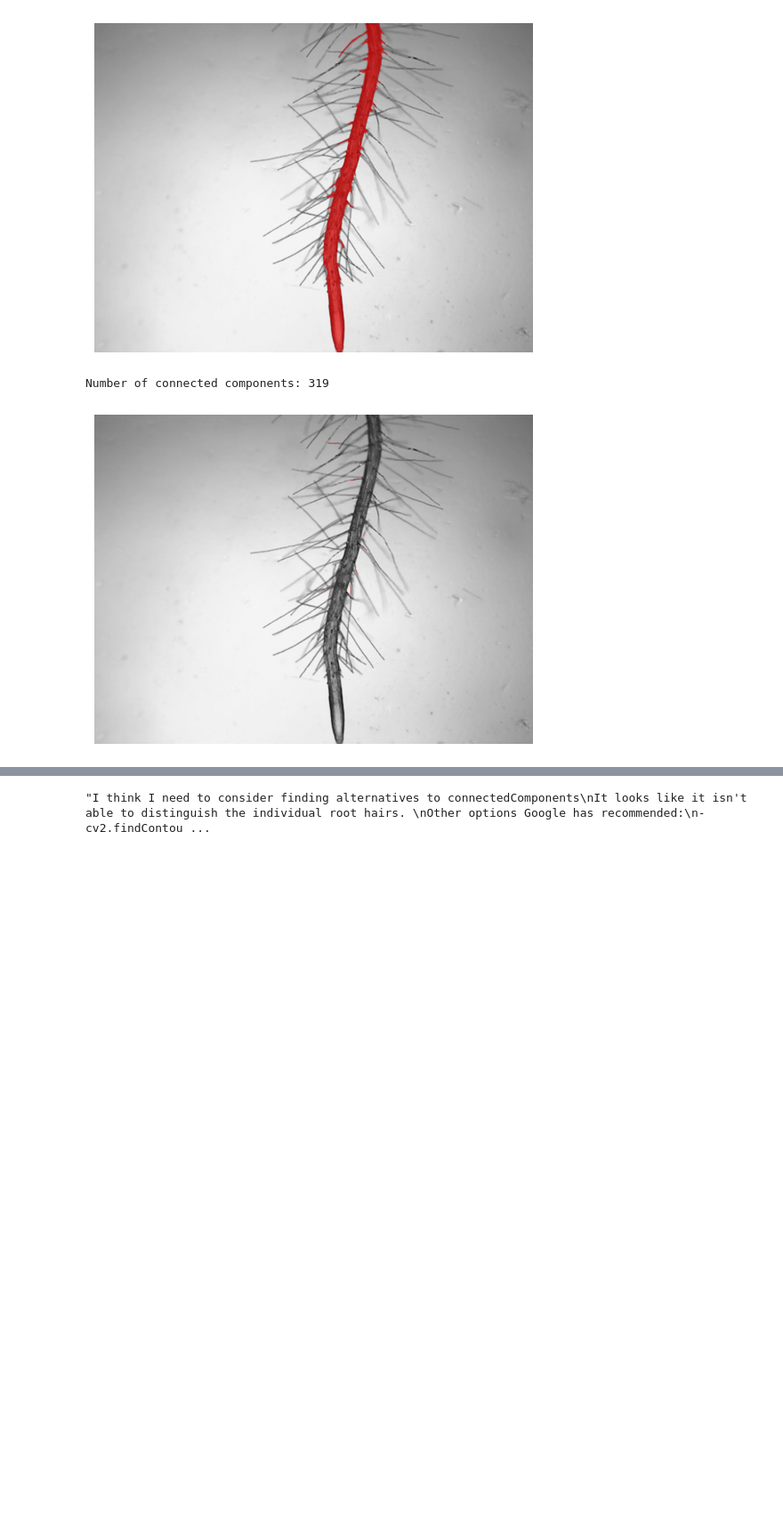
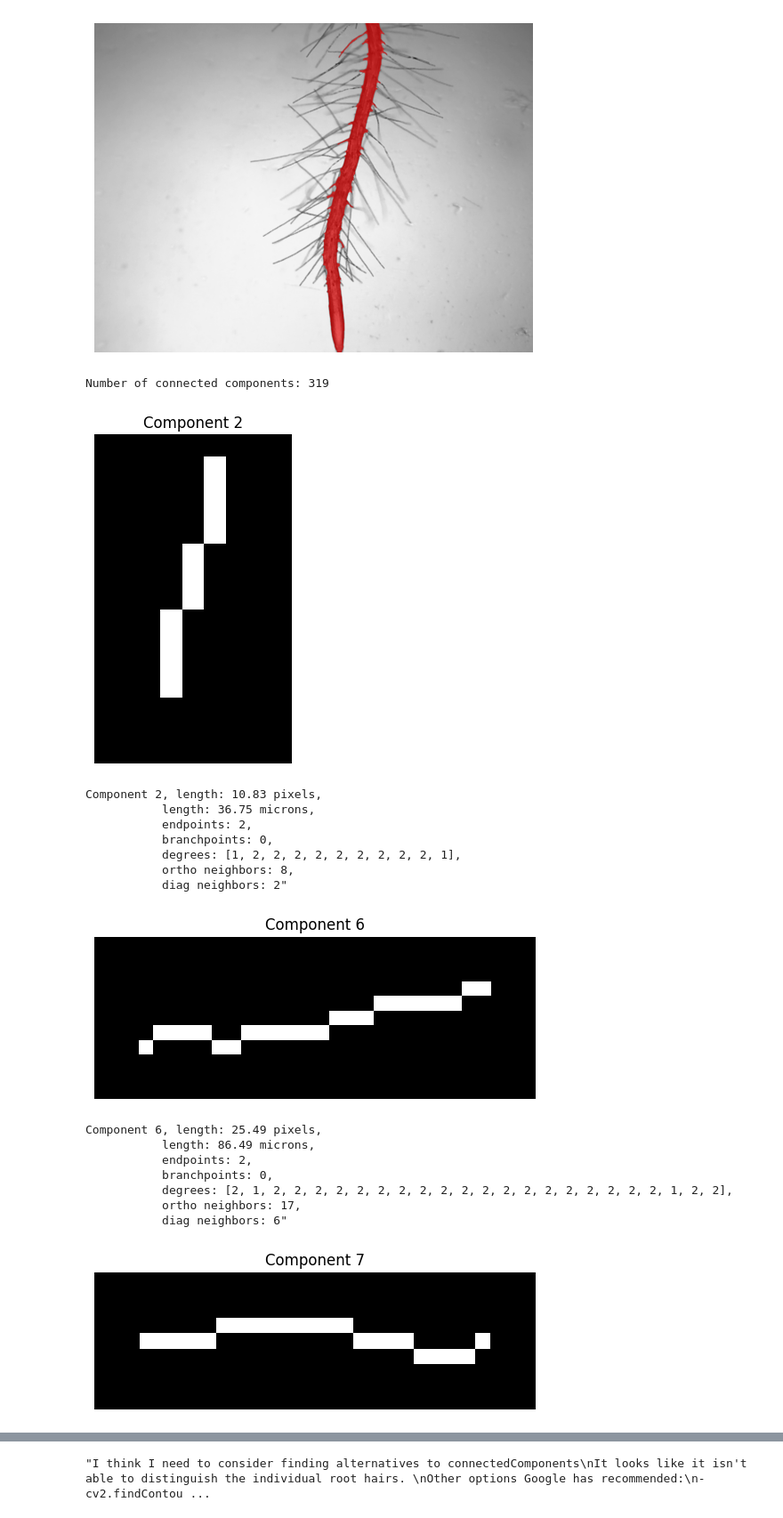
Before and after one commit to AntoAAAAAAAA/Root_Hair_Project, a Jupyter notebook: Root_mask_testing.ipynb, the cells around one changed output, grey strips where cells are left out. Shown at 89% size. Cells and saved outputs as stored; diff of their text form; code cells hidden in the pictures; blank space fills up the shorter version.

```diff
--- a/Root_mask_testing.ipynb
+++ b/Root_mask_testing.ipynb
@@ -176,44 +176,60 @@ for i in range(1, num_objects + 1):
         'id': i,
         'mask': one_component_mask,
         'length': length,
         'length in microns': length_in_microns,
     })
 
     # for testing
-    # filtered += 1
-    # plt.imshow(cropped_component_mask, cmap='gray')
-    # plt.title(f"Component {i}")
-    # plt.axis('off')
-    # plt.show()
-    # print(f'''Component {i}, length: {length:.2f} pixels,
-    #        length: {length_in_microns:.2f} microns,
-    #        endpoints: {endpoints},
-    #        branchpoints: {branchpoints},
-    #        degrees: {list_of_degrees},
-    #        ortho neighbors: {num_ortho_neighbors},
-    #        diag neighbors: {num_diag_neighbors}"
-    #     ''')
+    filtered += 1
+    plt.imshow(cropped_component_mask, cmap='gray')
+    plt.title(f"Component {i}")
+    plt.axis('off')
+    plt.show()
+    print(f'''Component {i}, length: {length:.2f} pixels,
+           length: {length_in_microns:.2f} microns,
+           endpoints: {endpoints},
+           branchpoints: {branchpoints},
+           degrees: {list_of_degrees},
+           ortho neighbors: {num_ortho_neighbors},
+           diag neighbors: {num_diag_neighbors}"
+        ''')
 
 # testing
 # print(f"Number of filtered components: {filtered}")
 
 
 
 # make final mask
 
 color_root = cv2.cvtColor(image_gray, cv2.COLOR_GRAY2RGB)
 overlay = color_root.copy()
 for i in range(0, len(valid_root_hair_masks)):
     valid_dict = valid_root_hair_masks[i]
     ind_mask = (valid_dict['mask'] * 255).astype(np.uint8)
     overlay[ind_mask == 255] = [255, 0 , 0]
 
 root_hair_overlay = cv2.addWeighted(color_root, 0.2, overlay, 0.8, 0)
 
 plt.imshow(root_hair_overlay, cmap='gray')
 plt.axis('off')
 plt.show()
 # print(coords_of_contour)
 # %% [output]
 Number of connected components: 319
-[figure, old version]
+[figure, new version]
+Component 2, length: 10.83 pixels,
+           length: 36.75 microns,
+           endpoints: 2,
+           branchpoints: 0,
+           degrees: [1, 2, 2, 2, 2, 2, 2, 2, 2, 2, 1],
+           ortho neighbors: 8,
+           diag neighbors: 2"
+[figure, added]
+Component 6, length: 25.49 pixels,
+           length: 86.49 microns,
+           endpoints: 2,
+           branchpoints: 0,
+           degrees: [2, 1, 2, 2, 2, 2, 2, 2, 2, 2, 2, 2, 2, 2, 2, 2, 2, 2, 2, 2, 2, 1, 2, 2],
+           ortho neighbors: 17,
+           diag neighbors: 6"
+[figure, added]
```
Also changed, not shown: parts of 1 cell of this notebook, 3 other files.
